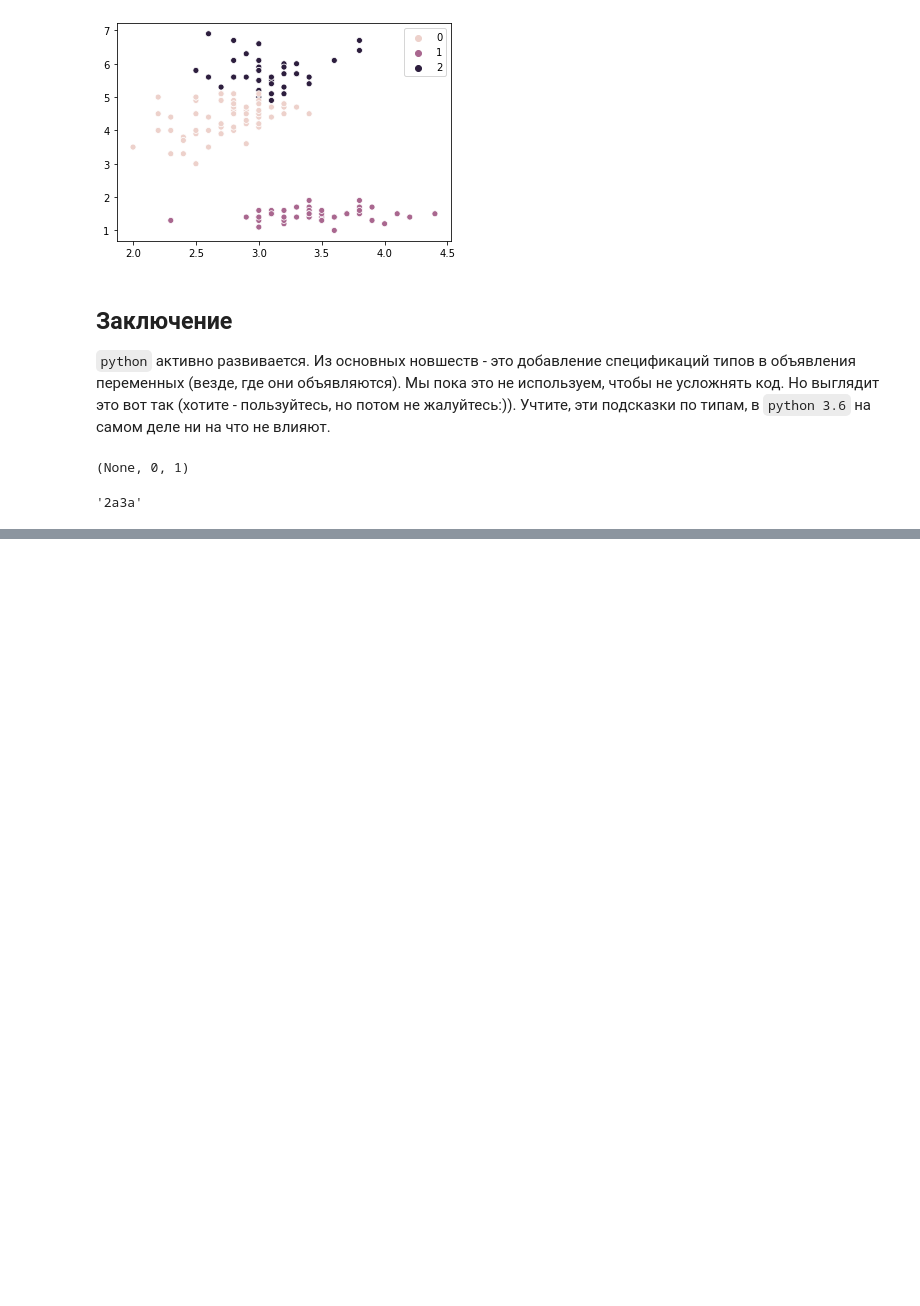
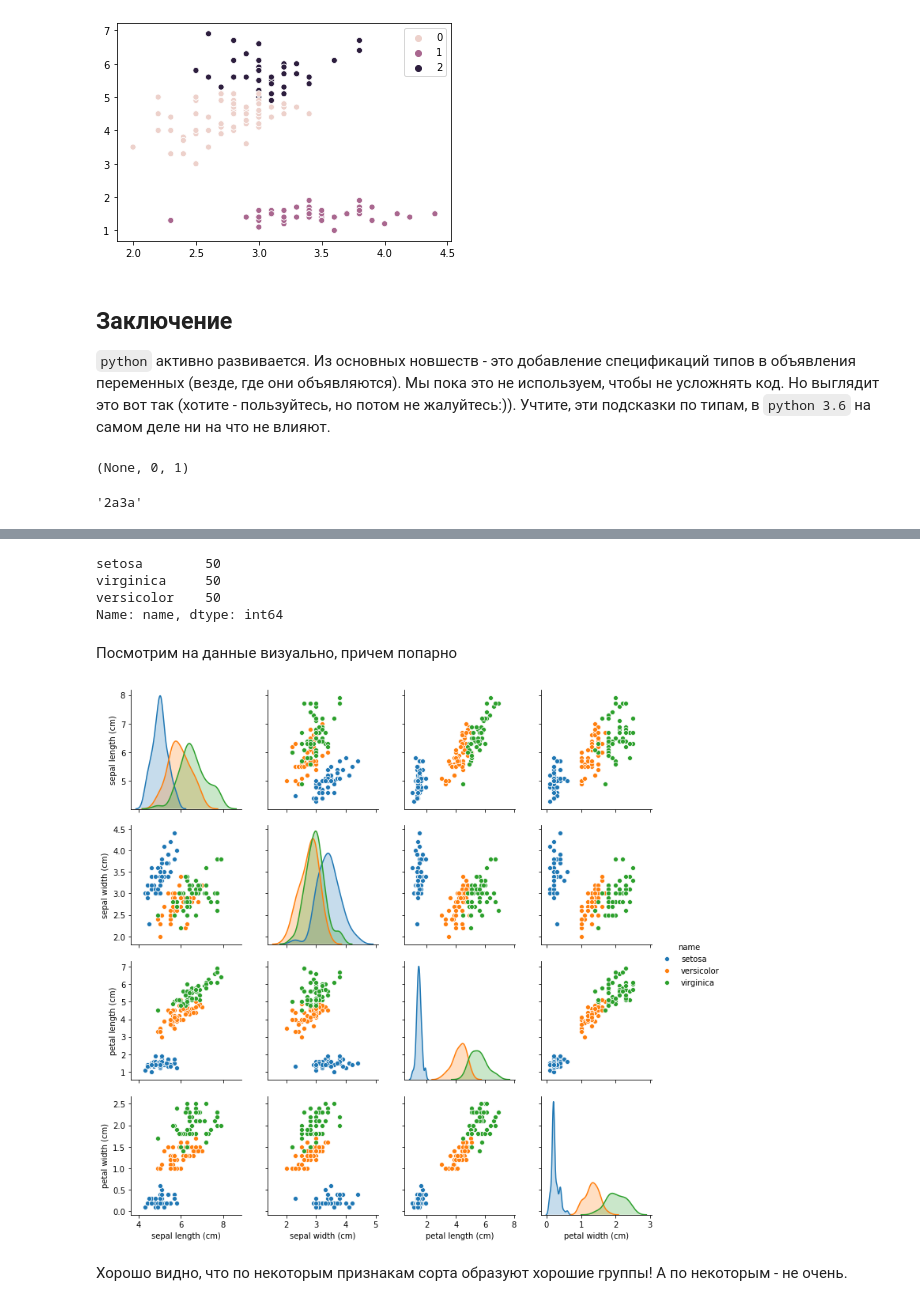
Before and after one commit to timeseries-ru/course, a Jupyter notebook: day_1.ipynb, the cells around one changed output, grey strips where cells are left out. Saved outputs shown, nothing was run; the diff lists cells and outputs as text; code cells hidden in the pictures; blank space fills up the shorter version.

```diff
--- a/day_1.ipynb
+++ b/day_1.ipynb
@@ -771,0 +800,6 @@ example("2a", "3a")
+# %%
+from sklearn.datasets import load_iris
+
+# распечатаем какие есть признаки у данных
+iris = load_iris()
+iris.feature_names
@@ -771,0 +811,20 @@ example("2a", "3a")
+# %%
+# загрузим данные в pandas-таблицу
+
+features_data = {
+    iris.feature_names[index]: iris.data[:, index] \
+    for index in range(len(iris.feature_names))
+}
+
+features_data['sort'] = iris.target
+features_data['name'] = [
+    iris.target_names[sort] for sort in iris.target
+]
+
+frame = pd.DataFrame(
+    features_data,
+    columns=iris.feature_names + ['sort', 'name']
+)
+
+# и посмотрим на случайную выборку из 10 цветов
+frame.sample(10)
@@ -771,0 +860,16 @@ example("2a", "3a")
+# %%
+frame['name'].value_counts()
+# %% [output]
+setosa        50
+virginica     50
+versicolor    50
+Name: name, dtype: int64
+# %% [markdown]
+Посмотрим на данные визуально, причем попарно
+# %%
+features = iris.feature_names
+sns.pairplot(data=frame[features + ['name']], hue="name");
+# %% [output]
+[figure, added]
+# %% [markdown]
+Хорошо видно, что по некоторым признакам сорта образуют хорошие группы! А по некоторым - не очень.
```
Also changed, not shown: parts of 28 cells of this notebook.
